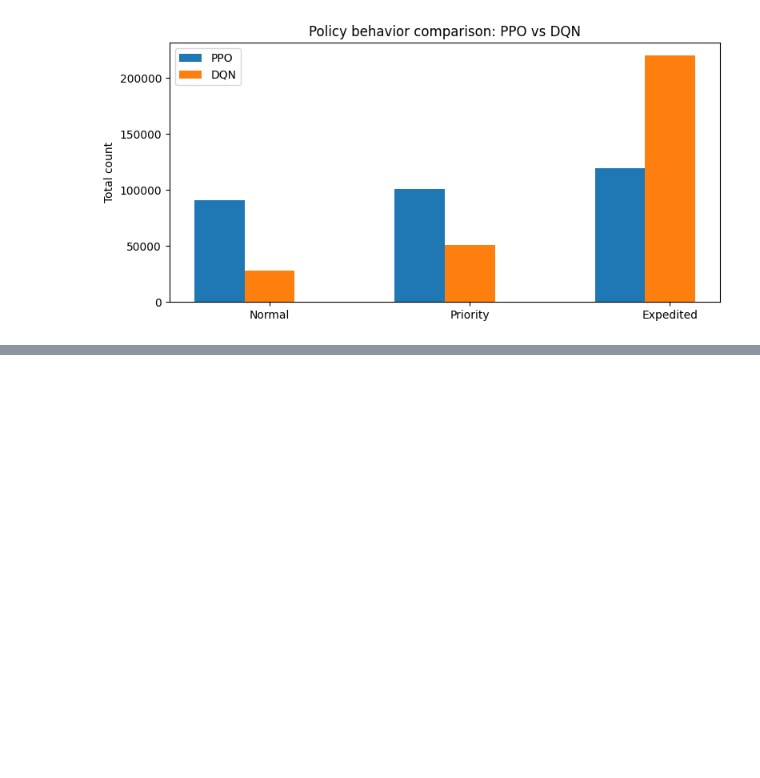
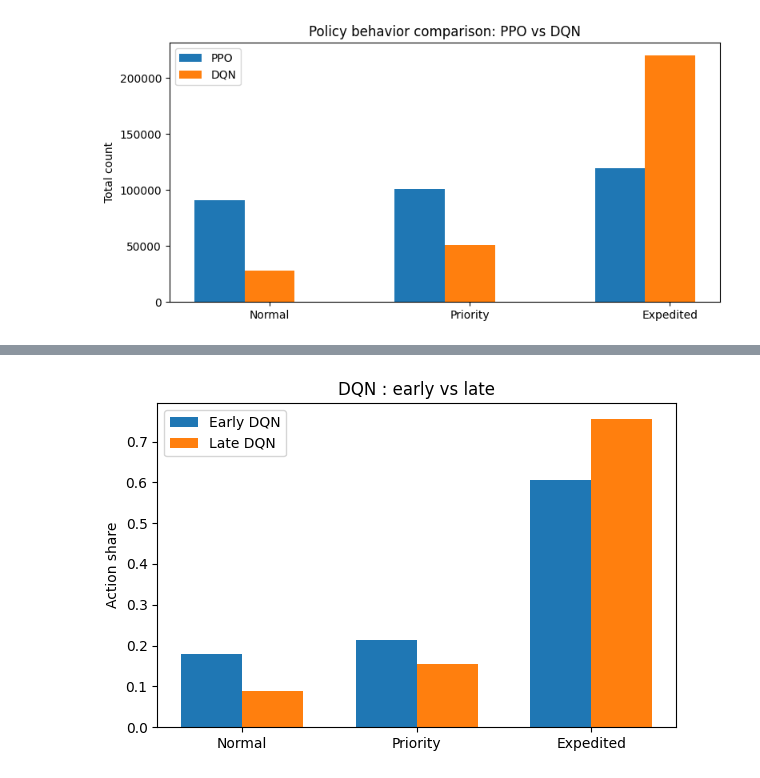
Before and after one commit to Kegmar/vrpp, a Jupyter notebook: outputs/combined_analysis.ipynb, the cells around one changed output, grey strips where cells are left out. Saved outputs shown, nothing was run; the diff lists cells and outputs as text; code cells hidden in the pictures; blank space fills up the shorter version.

```diff
--- a/outputs/combined_analysis.ipynb
+++ b/outputs/combined_analysis.ipynb
@@ -149,0 +224,23 @@ plt.show()
+# %%
+# --- DQN early vs late snapshot ---
+dqn_actions = dqn_ep[
+    ["action_0_share", "action_1_share", "action_2_share"]
+].copy()
+
+split = int(len(dqn_actions) * 0.2)
+
+dqn_early = dqn_actions.iloc[:split].mean()
+dqn_late  = dqn_actions.iloc[-split:].mean()
+
+plt.figure(figsize=(6, 4))
+plt.bar(x - width/2, dqn_early, width, label="Early DQN")
+plt.bar(x + width/2, dqn_late, width, label="Late DQN")
+
+plt.xticks(x, labels)
+plt.ylabel("Action share")
+plt.title("DQN : early vs late")
+plt.legend()
+plt.tight_layout()
+plt.show()
+# %% [output]
+[figure, added]
```
Also changed, not shown: parts of 10 cells of this notebook.
